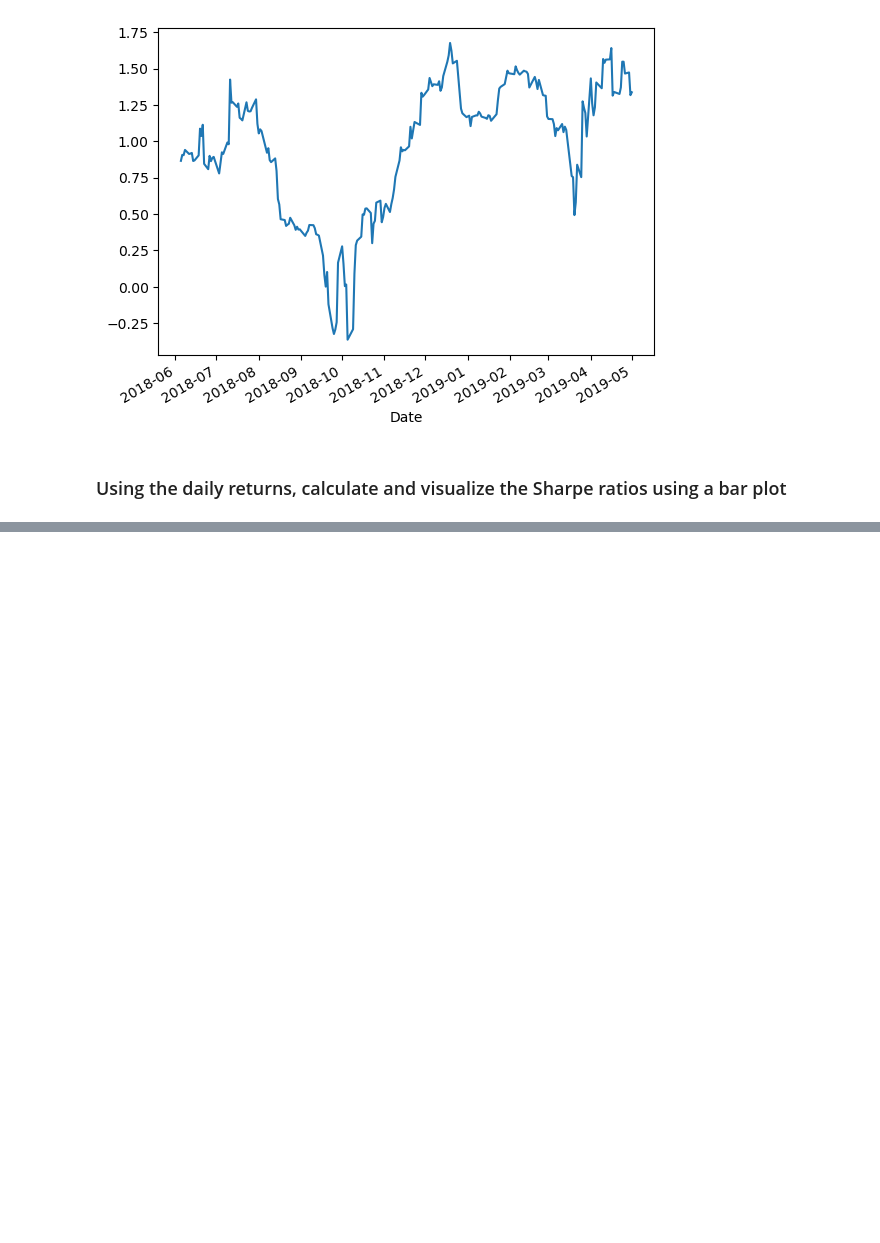
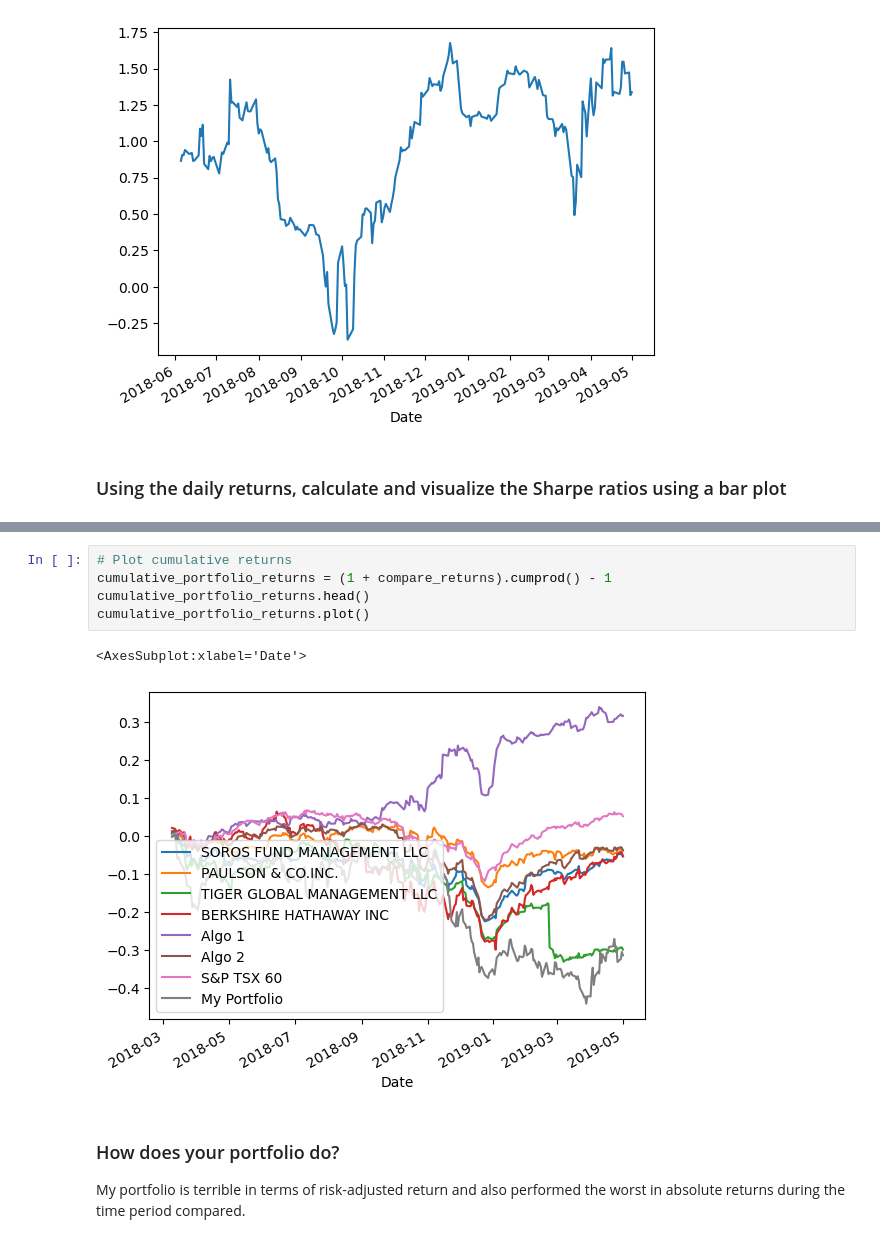
Before and after one commit to juil/fintech-uoftbootcamp, a Jupyter notebook: week04/unit04-assignment/whale_analysis.ipynb, the cells around one changed output, grey strips where cells are left out. Saved outputs shown, nothing was run; the diff lists cells and outputs as text; blank space fills up the shorter version.

```diff
--- a/week04/unit04-assignment/whale_analysis.ipynb
+++ b/week04/unit04-assignment/whale_analysis.ipynb
@@ -655,0 +672,12 @@ Write your answer here!
+# %%
+# Plot cumulative returns
+cumulative_portfolio_returns = (1 + compare_returns).cumprod() - 1
+cumulative_portfolio_returns.head()
+cumulative_portfolio_returns.plot()
+# %% [output]
+<AxesSubplot:xlabel='Date'>
+[figure, added]
+# %% [markdown]
+### How does your portfolio do?
+
+My portfolio is terrible in terms of risk-adjusted return and also performed the worst in absolute returns during the time period compared.
```
Also changed, not shown: parts of 3 cells of this notebook.
